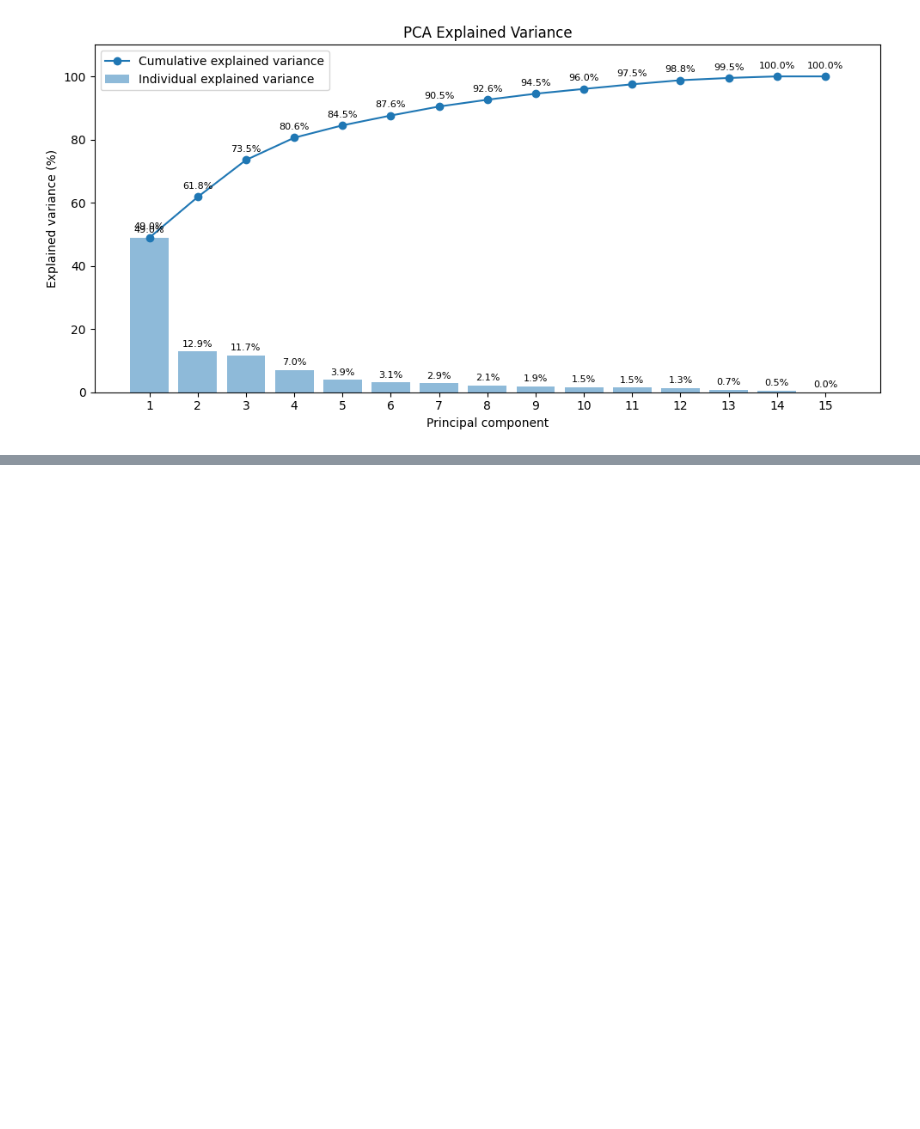
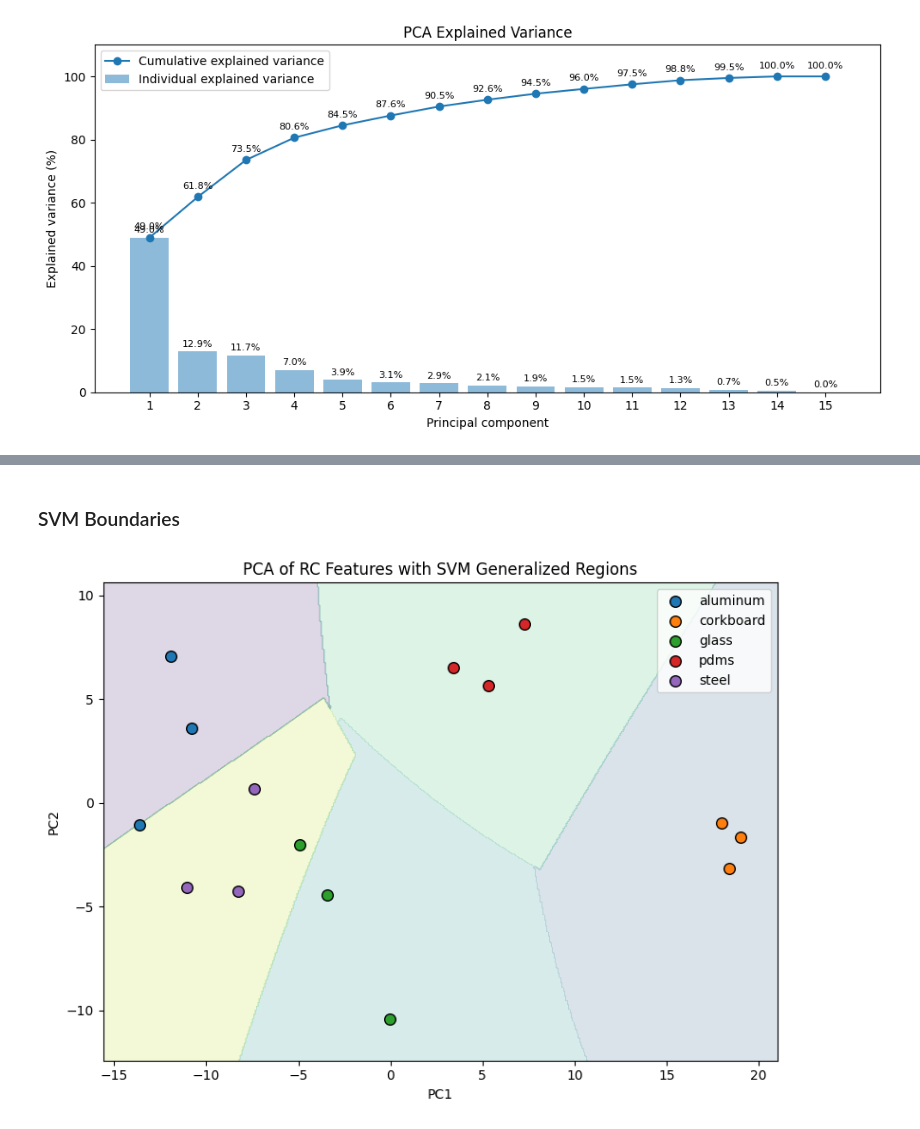
Before and after one commit to cojulieanne/Warmth-Sensor-Object-Detection, a Jupyter notebook: notebooks/01_exploration.ipynb, the cells around one changed output, grey strips where cells are left out. Saved outputs shown, nothing was run; the diff lists cells and outputs as text; code cells hidden in the pictures; blank space fills up the shorter version.

```diff
--- a/notebooks/01_exploration.ipynb
+++ b/notebooks/01_exploration.ipynb
@@ -1358,0 +1500,57 @@ plt.show()
+# %% [markdown]
+### SVM Boundaries
+# %%
+le = LabelEncoder()
+y_encoded = le.fit_transform(y)
+
+clf = SVC(
+    kernel="rbf",
+    C=0.5,
+    gamma="scale"
+)
+
+clf.fit(X_pca[:, :2], y_encoded)
+
+x_min, x_max = X_pca[:, 0].min() - 2, X_pca[:, 0].max() + 2
+y_min, y_max = X_pca[:, 1].min() - 2, X_pca[:, 1].max() + 2
+
+xx, yy = np.meshgrid(
+    np.linspace(x_min, x_max, 500),
+    np.linspace(y_min, y_max, 500)
+)
+
+Z = clf.predict(
+    np.c_[xx.ravel(), yy.ravel()]
+)
+
+Z = Z.reshape(xx.shape)
+
+plt.figure(figsize=(8, 6))
+
+plt.contourf(
+    xx,
+    yy,
+    Z,
+    alpha=0.18,
+    levels=np.arange(len(le.classes_) + 1) - 0.5
+)
+
+for m in materials:
+    mask = y == m
+
+    plt.scatter(
+        X_pca[mask, 0],
+        X_pca[mask, 1],
+        label=m,
+        s=70,
+        edgecolor="k"
+    )
+
+plt.xlabel("PC1")
+plt.ylabel("PC2")
+plt.title("PCA of RC Features with SVM Generalized Regions")
+plt.legend()
+plt.tight_layout()
+plt.show()
+# %% [output]
+[figure, added]
```
Also changed, not shown: parts of 12 cells of this notebook.
